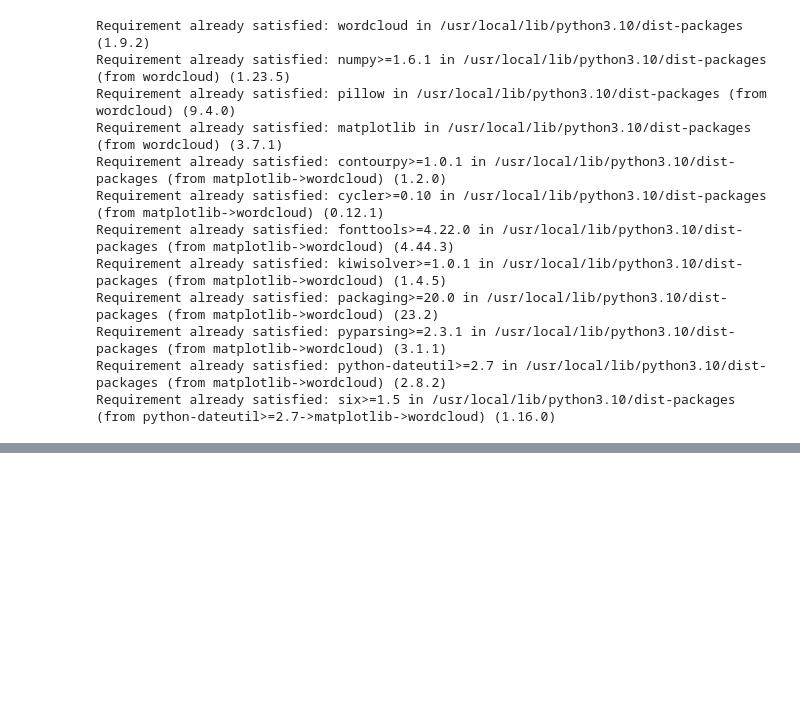
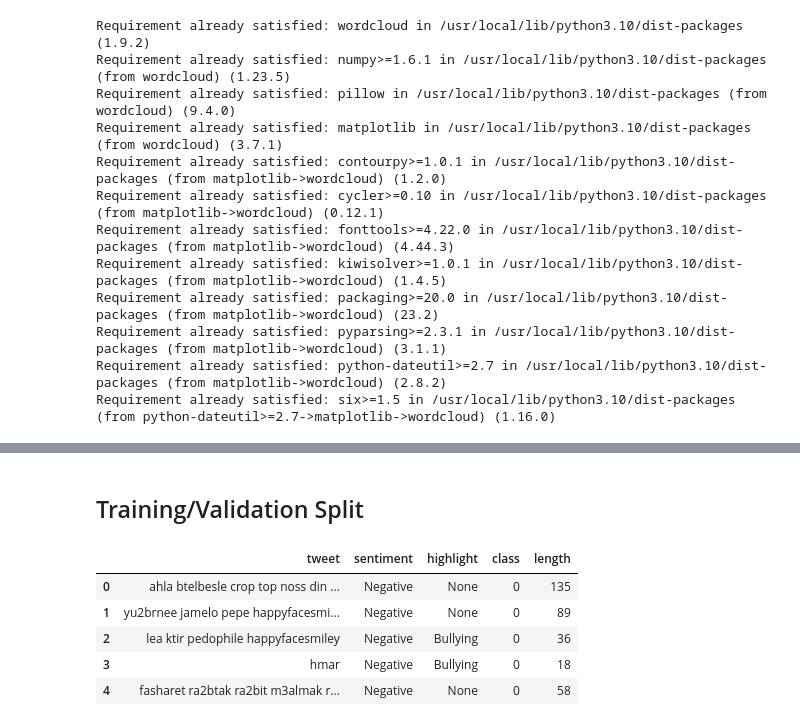
Before and after one commit to manelbenabid/Lebanese-Arabizi-Tweet-Sentiment-Analysis, a Jupyter notebook: Sentiment_Analysis_BERT.ipynb, the cells around one changed output, grey strips where cells are left out. Drawn from its saved outputs; the diff is of its cells as text; code cells hidden in the pictures; blank space fills up the shorter version.

```diff
--- a/Sentiment_Analysis_BERT.ipynb
+++ b/Sentiment_Analysis_BERT.ipynb
@@ -438,0 +439,2 @@ plt.imshow(WordCloud().generate(neg_sentences_as_one_string))
+# %% [markdown]
+## Training/Validation Split
@@ -438,0 +444,9 @@ plt.imshow(WordCloud().generate(neg_sentences_as_one_string))
+# %%
+df.head()
+# %% [output]
+|  | tweet | sentiment | highlight | class | length |
+| 0 | ahla btelbesle crop top noss din ... | Negative | None | 0 | 135 |
+| 1 | yu2brnee jamelo pepe happyfacesmi... | Negative | None | 0 | 89 |
+| 2 | lea ktir pedophile happyfacesmiley | Negative | Bullying | 0 | 36 |
+| 3 | hmar | Negative | Bullying | 0 | 18 |
+| 4 | fasharet ra2btak ra2bit m3almak r... | Negative | None | 0 | 58 |
```
Also changed, not shown: parts of 43 cells of this notebook.
